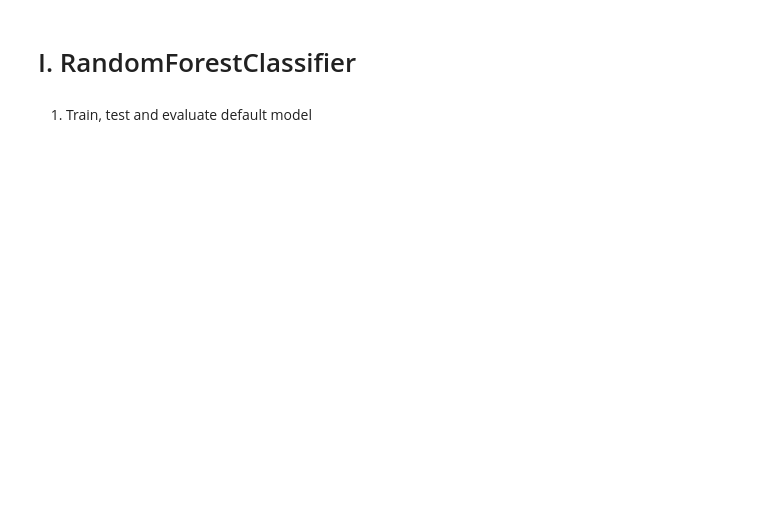
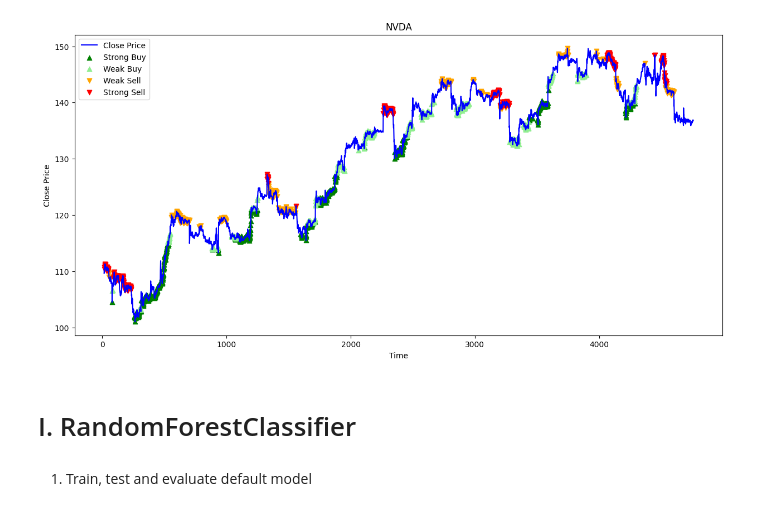
Before and after one commit to CashewCapital20/Automated-Trades, a Jupyter notebook: compareModels.ipynb, the cells around one changed output. Drawn from its saved outputs; the diff is of its cells as text; code cells hidden in the pictures; blank space fills up the shorter version.

```diff
--- a/compareModels.ipynb
+++ b/compareModels.ipynb
@@ -127,6 +146,20 @@ def prepare_features_and_labels(df):
   return X, y
 # %%
 X, y = prepare_features_and_labels(df)
+# %%
+plt.figure(figsize=(15, 7))
+plt.plot(df['close'], label='Close Price', color='blue')
+plt.scatter(df[df['signal'] == 2].index, df[df['signal'] == 2]['close'], label='Strong Buy', marker='^', color='green')
+plt.scatter(df[df['signal'] == 1].index, df[df['signal'] == 1]['close'], label='Weak Buy', marker='^', color='lightgreen')
+plt.scatter(df[df['signal'] == -1].index, df[df['signal'] == -1]['close'], label='Weak Sell', marker='v', color='orange')
+plt.scatter(df[df['signal'] == -2].index, df[df['signal'] == -2]['close'], label='Strong Sell', marker='v', color='red')
+plt.title(symbol)
+plt.xlabel("Time")
+plt.ylabel("Close Price")
+plt.legend()
+plt.show()
+# %% [output]
+[figure, added]
 # %% [markdown]
 # I. RandomForestClassifier
 # %%
```
Also changed, not shown: parts of 40 cells of this notebook.
